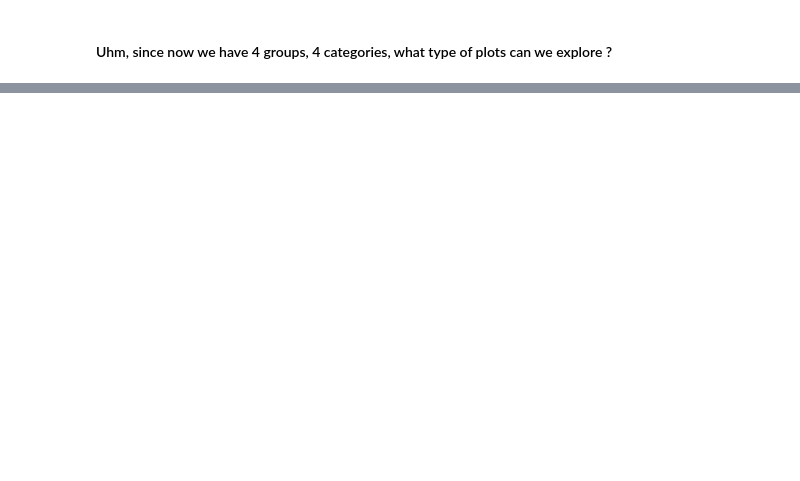
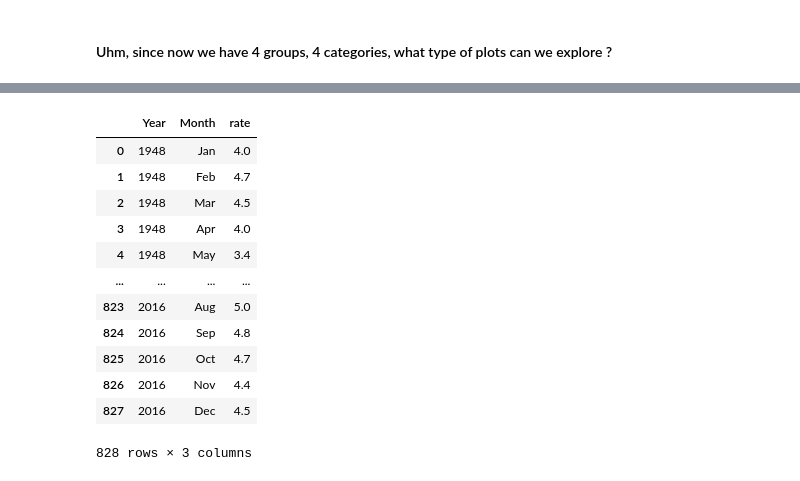
Before and after one commit to vohcolab/PandaViz-Workshop, a Jupyter notebook: Beatnik Use case/Learning Bo(o)keh.ipynb, the cells around one changed output, grey strips where cells are left out. Saved outputs shown, nothing was run; the diff lists cells and outputs as text; code cells hidden in the pictures; blank space fills up the shorter version.

```diff
--- a/Beatnik Use case/Learning Bo(o)keh.ipynb
+++ b/Beatnik Use case/Learning Bo(o)keh.ipynb
@@ -484,0 +510,8 @@ show(p)
+# %%
+data.Country = data.Country.astype(str)
+data = data.set_index('Country')
+data.columns.name = 'Days'
+# %%
+data = data.diff(axis=1) #Get confirmed cases by day
+# %%
+data = data.fillna(0)
@@ -484,0 +568,27 @@ show(p)
+# %%
+from bokeh.sampledata.unemployment1948 import data
+
+data.Year = data.Year.astype(str)
+data = data.set_index('Year')
+data.drop('Annual', axis=1, inplace=True)
+data.columns.name = 'Month'
+
+# reshape to 1D array or rates with a month and year for each row.
+df = pd.DataFrame(data.stack(), columns=['rate']).reset_index()
+# %%
+
+df
+# %% [output]
+|  | Year | Month | rate |
+| 0 | 1948 | Jan | 4.0 |
+| 1 | 1948 | Feb | 4.7 |
+| 2 | 1948 | Mar | 4.5 |
+| 3 | 1948 | Apr | 4.0 |
+| 4 | 1948 | May | 3.4 |
+| ... | ... | ... | ... |
+| 823 | 2016 | Aug | 5.0 |
+| 824 | 2016 | Sep | 4.8 |
+| 825 | 2016 | Oct | 4.7 |
+| 826 | 2016 | Nov | 4.4 |
+| 827 | 2016 | Dec | 4.5 |
+828 rows × 3 columns
```
Also changed, not shown: parts of 27 cells of this notebook, 3 other files.
